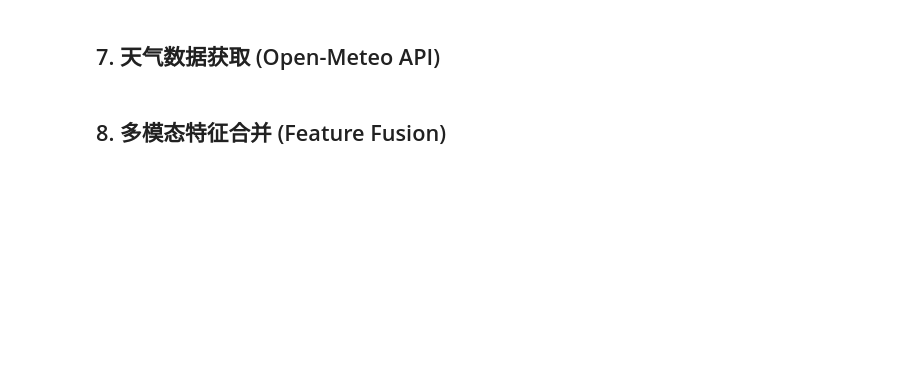
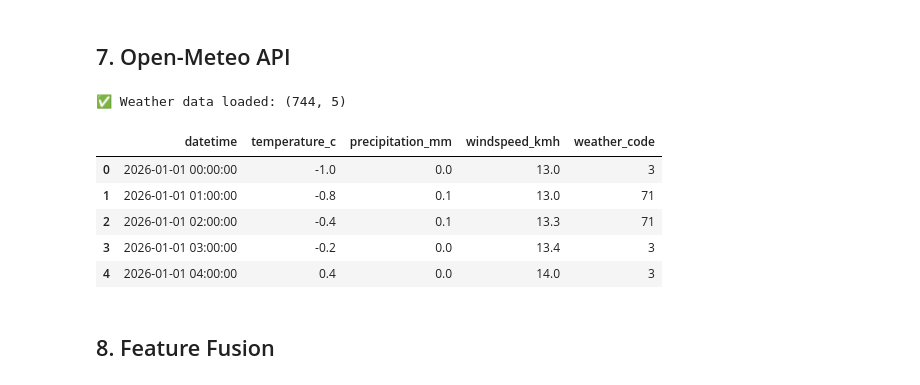
Before and after one commit to rrikku628129/smartcity-project, a Jupyter notebook: notebooks/setup.ipynb, the cells around one changed output. Drawn from its saved outputs; the diff is of its cells as text; code cells hidden in the pictures; blank space fills up the shorter version.

```diff
--- a/notebooks/setup.ipynb
+++ b/notebooks/setup.ipynb
@@ -286,5 +459,5 @@ display(hourly_demand.head(8))
 # %% [markdown]
-## 7. 天气数据获取 (Open-Meteo API)
+## 7. Open-Meteo API
 # %%
 # ── 获取 NYC 1月逐小时天气数据 ─────────────────────────────────────
 url = "https://archive-api.open-meteo.com/v1/archive"
@@ -292,40 +465,47 @@ params = {
     "latitude": 40.7128,
     "longitude": -74.0060,
     "start_date": "2026-01-01",
     "end_date": "2026-01-31",
     "hourly": "temperature_2m,precipitation,windspeed_10m,weathercode",
     "timezone": "America/New_York"
 }
 
 try:
     resp = requests.get(url, params=params, timeout=30)
     resp.raise_for_status()
     wdata = resp.json()["hourly"]
-
     weather = pd.DataFrame({
-        "datetime"       : pd.to_datetime(wdata["time"]),
-        "temperature_c"  : wdata["temperature_2m"],
+        "datetime"        : pd.to_datetime(wdata["time"]),
+        "temperature_c"   : wdata["temperature_2m"],
         "precipitation_mm": wdata["precipitation"],
-        "windspeed_kmh"  : wdata["windspeed_10m"],
-        "weather_code"   : wdata["weathercode"]
+        "windspeed_kmh"   : wdata["windspeed_10m"],
+        "weather_code"    : wdata["weathercode"]
     })
-
-    weather.to_csv("../data/weather_nyc_2026_01.csv", index=False)
+    DATA_DIR.mkdir(parents=True, exist_ok=True)
+    weather.to_csv(DATA_DIR / "weather_nyc_2026_01.csv", index=False)
     print(f"✅ Weather data loaded: {weather.shape}")
     display(weather.head(5))
 
 except Exception as e:
     print(f"⚠️  API call failed: {e}")
     print("Creating mock weather data for offline development...")
     hours = pd.date_range("2026-01-01", "2026-01-31 23:00", freq="h")
     weather = pd.DataFrame({
         "datetime"        : hours,
         "temperature_c"   : np.random.normal(2, 5, len(hours)),
         "precipitation_mm": np.random.exponential(0.3, len(hours)),
         "windspeed_kmh"   : np.random.normal(15, 5, len(hours)).clip(0),
         "weather_code"    : np.random.choice([0, 1, 2, 3, 61, 71], len(hours))
     })
     print(f"Mock weather data created: {weather.shape}")
+# %% [output]
+✅ Weather data loaded: (744, 5)
+|  | datetime | temperature_c | precipitation_mm | windspeed_kmh | weather_code |
+| 0 | 2026-01-01 00:00:00 | -1.0 | 0.0 | 13.0 | 3 |
+| 1 | 2026-01-01 01:00:00 | -0.8 | 0.1 | 13.0 | 71 |
+| 2 | 2026-01-01 02:00:00 | -0.4 | 0.1 | 13.3 | 71 |
+| 3 | 2026-01-01 03:00:00 | -0.2 | 0.0 | 13.4 | 3 |
+| 4 | 2026-01-01 04:00:00 | 0.4 | 0.0 | 14.0 | 3 |
 # %% [markdown]
-## 8. 多模态特征合并 (Feature Fusion)
+## 8. Feature Fusion
 # %%
```
Also changed, not shown: parts of 46 cells of this notebook.
